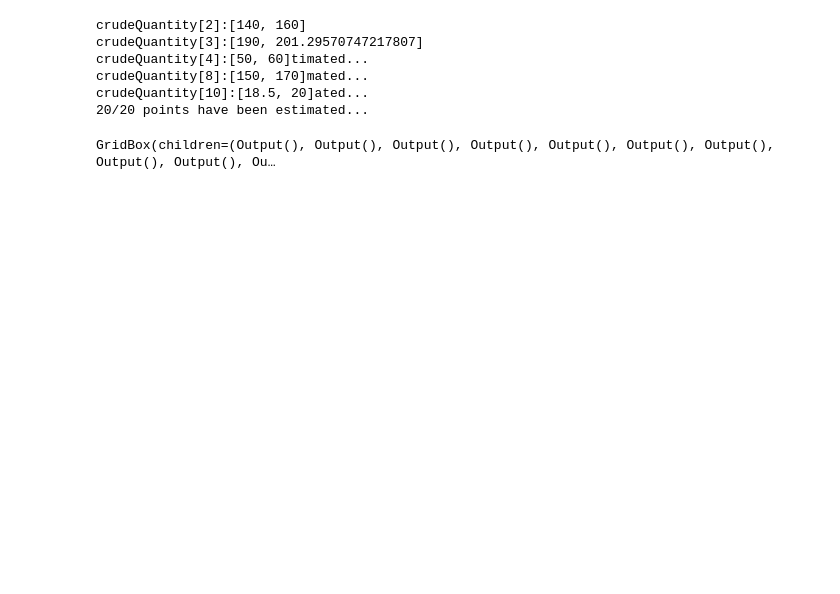
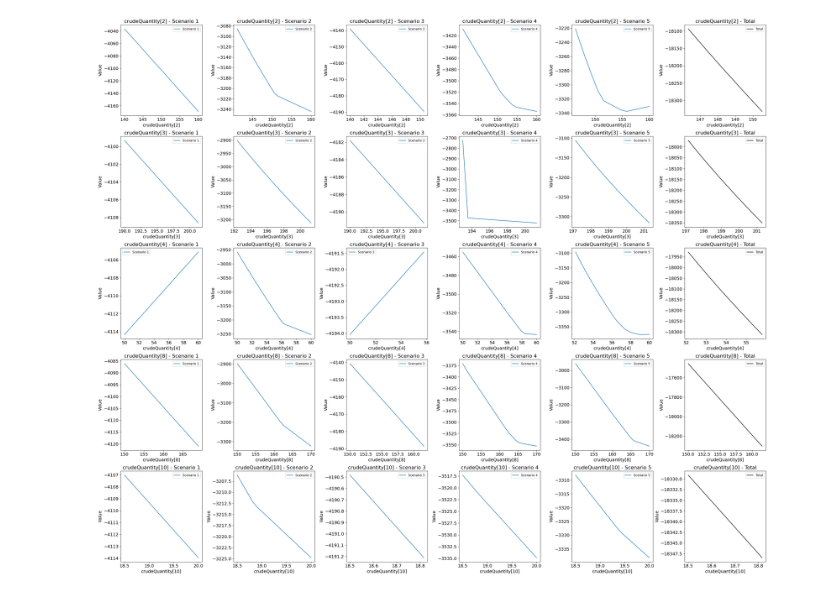
Before and after one commit to yship1002/decomp, a Jupyter notebook: graphing/value_function/crude_selection.ipynb, the cells around one changed output. Drawn from its saved outputs; the diff is of its cells as text; code cells hidden in the pictures; blank space fills up the shorter version.

```diff
--- a/graphing/value_function/crude_selection.ipynb
+++ b/graphing/value_function/crude_selection.ipynb
@@ -46,75 +46,63 @@ m = CaoZavalaModel.from_sto_m(sto_m)
 m.build()
 binary_ys = [f'pickCrude[{i}]' for i in range(1, 10 + 1)]
 binary_y_val = {y: 0 for y in binary_ys}
 binary_y_val['pickCrude[2]'] = 1
 binary_y_val['pickCrude[3]'] = 1
 binary_y_val['pickCrude[4]'] = 1
 binary_y_val['pickCrude[8]'] = 1
 binary_y_val['pickCrude[10]'] = 1
 m.fix_binary_y(binary_y_val)
 updated_y_bound=m.y_bound
 updated_y_bound['crudeQuantity[1]']=(0,0)
 updated_y_bound['crudeQuantity[5]']=(0,0)
 updated_y_bound['crudeQuantity[6]']=(0,0)
 updated_y_bound['crudeQuantity[7]']=(0,0)
 updated_y_bound['crudeQuantity[9]']=(0,0)
 m.update_y_bound(updated_y_bound)
 y_dimension = {'crudeQuantity[2]':{}, 'crudeQuantity[3]':{}, 'crudeQuantity[4]':{},'crudeQuantity[8]':{}, 'crudeQuantity[10]':{}}
 
 steps=20
 for y in y_dimension:
-    print(f'{y}:{crude_y_bound[y]}')
     v_f= ValueFunction(m,solver="baron")
     v_f.calc_1D(idx=y, y_val_fix=copy.deepcopy(crude_sol),
                     interval= crude_y_bound[y], step = steps)
     for s in m.scenarios:
         y_dimension[y][s] = v_f.value_func[s]
     y_dimension[y]['total'] = v_f.total_value_func
 
 
-# Specify grid dimensions
-n_rows = len(y_dimension)
-n_cols = len(m.scenarios) + 1  # +1 for 'total'
+fig, axs = plt.subplots(
+    nrows=len(y_dimension),
+    ncols=len(m.scenarios) + 1,
+    figsize=(5 * (len(m.scenarios) + 1), 5 * len(y_dimension))
+)
+for row_idx, (y_key, y_data) in enumerate(y_dimension.items()):
+    for col_idx, s in enumerate(m.scenarios):
+        ax = axs[row_idx, col_idx] if len(y_dimension) > 1 else axs[col_idx]
+        ax.plot(
+            np.linspace(*crude_y_bound[y_key], steps),
+            y_data[s],
+            label=f"Scenario {s}"
+        )
+        ax.set_title(f"{y_key} - Scenario {s}", fontsize=16)
+        ax.set_xlabel(y_key, fontsize=14)
+        ax.set_ylabel("Value", fontsize=14)
+        ax.tick_params(axis='both', labelsize=14)
+        ax.legend()
+    # Plot total in the last column
+    ax = axs[row_idx, -1] if len(y_dimension) > 1 else axs[-1]
+    ax.plot(
+        np.linspace(*crude_y_bound[y_key], steps),
+        y_data['total'],
+        label="Total", color='black'
+    )
+    ax.set_title(f"{y_key} - Total", fontsize=16)
+    ax.set_xlabel(y_key, fontsize=14)
+    ax.set_ylabel("Value", fontsize=14)
+    ax.tick_params(axis='both', labelsize=14)
+    ax.legend()
 
-# Create a grid of Output widgets for the plots
-outputs = [[widgets.Output() for _ in range(n_cols)] for _ in range(n_rows)]
-
-# Fill each plot with the corresponding value function data
-for i, y_key in enumerate(y_dimension.keys()):
-    for j in range(n_cols):
-        with outputs[i][j]:
-            x = np.linspace(crude_y_bound[y_key][0], crude_y_bound[y_key][1], len(y_dimension[y_key]['total']))
-            if j < len(m.scenarios):
-                scenario_key = list(m.scenarios)[j]
-                y_vals = y_dimension[y_key][scenario_key]
-                title = f"{y_key} - Scenario {scenario_key}"
-            else:
-                y_vals = y_dimension[y_key]['total']
-                title = f"{y_key} - Total"
-            fig, ax = plt.subplots(figsize=(3,3))
-            ax.plot(x, y_vals,marker='o')
-            ax.set_title(title)
-            ax.set_xlabel(y_key)
-            ax.set_ylabel("Objective Value")
-            ax.tick_params(axis='both', labelsize=14)
-            ax.xaxis.label.set_size(16)
-            ax.yaxis.label.set_size(16)
-            ax.title.set_size(18)
-            plt.tight_layout()
-            plt.show()
-
-# Arrange the outputs in a grid
-grid = widgets.GridBox(
-    [outputs[i][j] for i in range(n_rows) for j in range(n_cols)],
-    layout=widgets.Layout(grid_template_columns=f"repeat({n_cols}, 400px)")
-)
-
-display(grid)
+plt.tight_layout()
+plt.show()
 # %% [output]
-crudeQuantity[2]:[140, 160]
-crudeQuantity[3]:[190, 201.29570747217807]
-crudeQuantity[4]:[50, 60]timated...
-crudeQuantity[8]:[150, 170]mated...
-crudeQuantity[10]:[18.5, 20]ated...
-20/20 points have been estimated...
-GridBox(children=(Output(), Output(), Output(), Output(), Output(), Output(), Output(), Output(), Output(), Ou…
+[figure, added]
```
Also changed, not shown: 21 other files.
